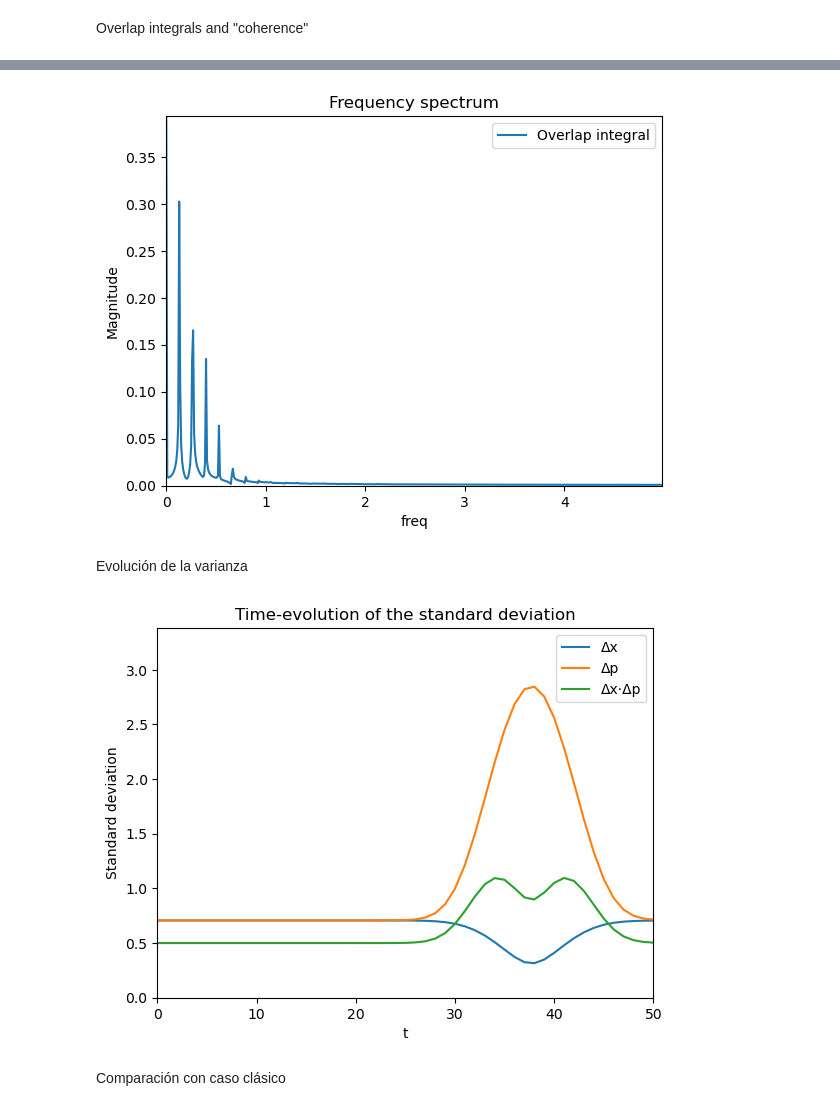
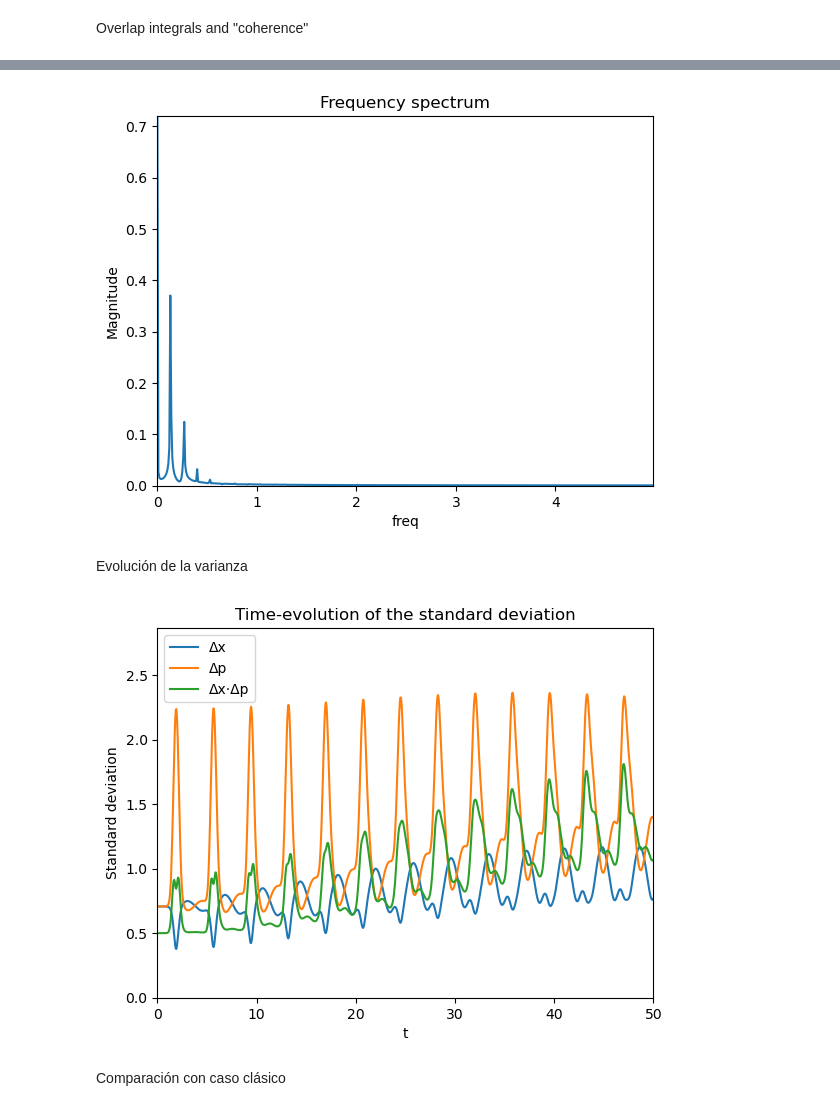
Before and after one commit to rodriGDD/Quantum-chaos, a Jupyter notebook: SISTEMA CUÁNTICO/OSCILADOR SIMPLE/OSCILADOR_SIMPLE.ipynb, the cells around one changed output, grey strips where cells are left out. Saved outputs shown, nothing was run; the diff lists cells and outputs as text; code cells hidden in the pictures.

```diff
--- a/SISTEMA CUÁNTICO/OSCILADOR SIMPLE/OSCILADOR_SIMPLE.ipynb
+++ b/SISTEMA CUÁNTICO/OSCILADOR SIMPLE/OSCILADOR_SIMPLE.ipynb
@@ -71,7 +73,7 @@ def check_state(psi):
         return sys.exit("Warning: add more phonons")
 # %%
 # Estado inicial:
-psi0 = coherent(N,5*math.sqrt(0.5))
+psi0 = coherent(N,3*math.sqrt(0.5))
 
 x_0 = expect(position(N),psi0)/math.sqrt(w_0*m)
 p_0 = expect(momentum(N),psi0)*math.sqrt(w_0*m)
@@ -141,34 +130,35 @@ fou = scipy.fft.fft(np.abs(O))
 n = np.size(np.abs(O))
 freq = np.fft.fftfreq(n, 0.1)[:n//2]
 # %%
-plt.plot(freq,(2/n)*np.abs(fou[:n//2]), label = 'Overlap integral')
+fig4 = plt.figure()
+plt.plot(freq,(2/n)*np.abs(fou[:n//2]))
 plt.xlim([np.min(freq),np.max(freq)])
 plt.ylim([0,max((2/n)*fou)])
 plt.title('Frequency spectrum')
 plt.xlabel('freq')
 plt.ylabel('Magnitude')
-plt.legend()
 plt.show()
 # %% [output]
-[figure, old version]
+[figure, new version]
 # %% [markdown]
 Evolución de la varianza
 # %%
 desv_x = np.sqrt(result.expect[2]-result.expect[0]*result.expect[0])
 desv_p = np.sqrt(result.expect[3]-result.expect[1]*result.expect[1])
 # %%
-plt.plot(desv_x, label = 'Δx')
-plt.plot(desv_p, label = 'Δp')
-plt.plot(desv_x*desv_p, label = 'Δx·Δp')
+fig5 = plt.figure()
+plt.plot(tvec,desv_x, label = 'Δx')
+plt.plot(tvec,desv_p, label = 'Δp')
+plt.plot(tvec,desv_x*desv_p, label = 'Δx·Δp')
 plt.ylim([0,np.max(desv_p)+0.5])
 plt.xlim([0,tf])
 plt.title('Time-evolution of the standard deviation')
 plt.xlabel('t')
 plt.ylabel('Standard deviation')
 plt.legend()
 plt.show()
 # %% [output]
-[figure, old version]
+[figure, new version]
 # %% [markdown]
 Comparación con caso clásico
 # %%
```
Also changed, not shown: parts of 33 cells of this notebook, 19 other files.
